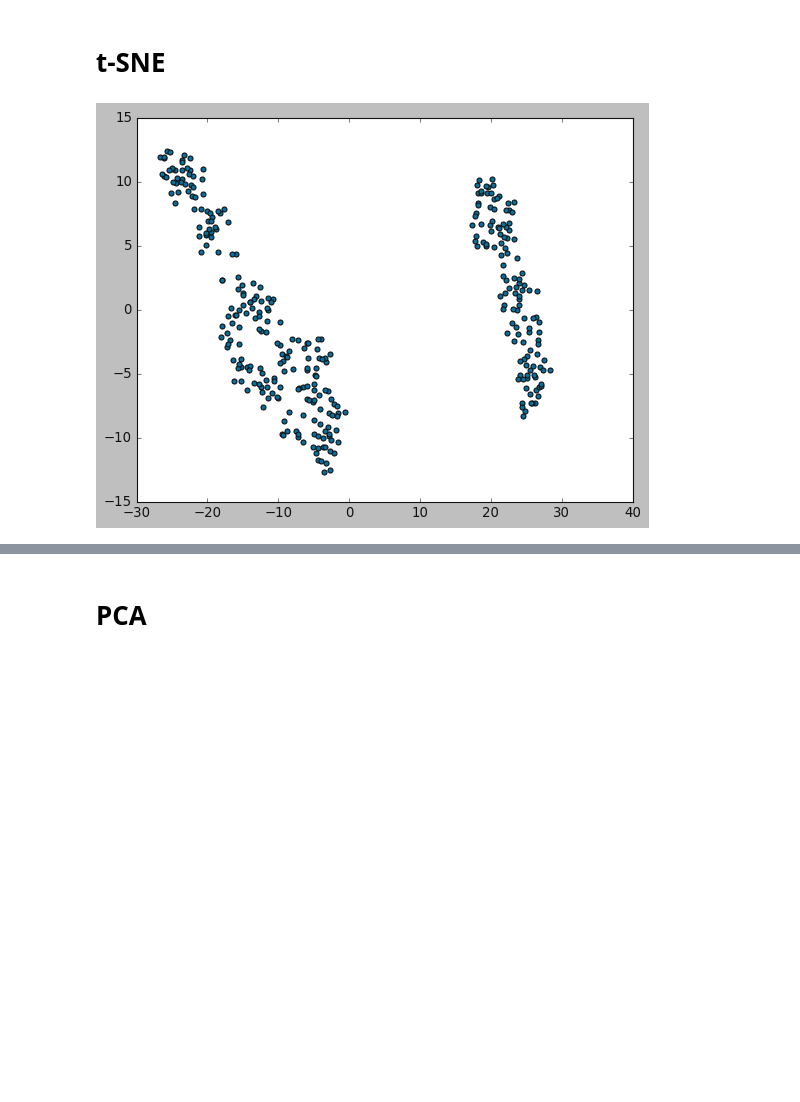
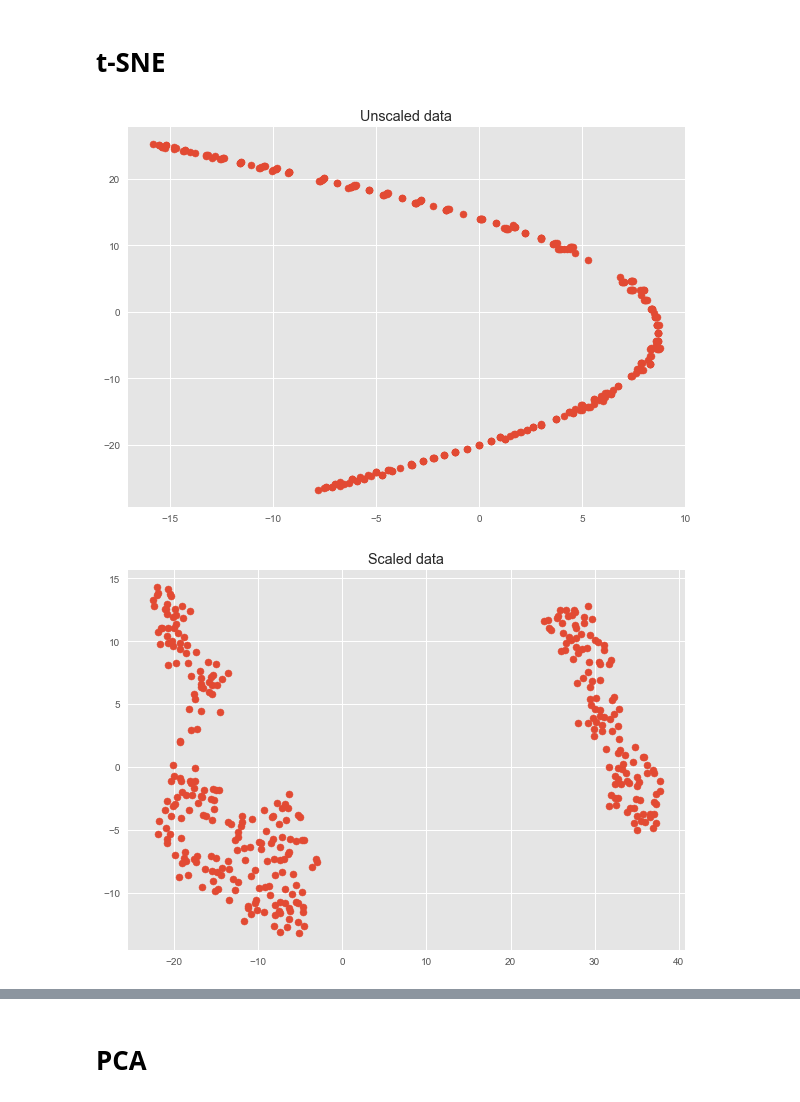
Before and after one commit to mogg3/applied-ai, a Jupyter notebook: Uppgift2/notebooks/clustering.ipynb, the cells around one changed output, grey strips where cells are left out. Saved outputs shown, nothing was run; the diff lists cells and outputs as text; code cells hidden in the pictures; blank space fills up the shorter version.

```diff
--- a/Uppgift2/notebooks/clustering.ipynb
+++ b/Uppgift2/notebooks/clustering.ipynb
@@ -94,17 +126,22 @@ N-clusters:  2
 # TODO
 # %% [markdown]
 # t-SNE
-# %%
-from openTSNE import TSNE
-
-scaler = StandardScaler()
-scaled_data = scaler.fit_transform(data)
-
-X = np.asarray(scaled_data)
-
-embedding = TSNE().fit(X)
-
-plt.scatter(embedding[:,0], embedding[:,1])
-plt.show()
-# %% [output]
-[figure, removed]
+# %%
+from sklearn.manifold import TSNE
+
+tsne_components = TSNE(n_components=2, random_state = 0, perplexity = 30).fit_transform(data)
+
+plt.figure(figsize = (10,7))
+plt.scatter(tsne_components[:,0], tsne_components[:,1])
+plt.title('Unscaled data')
+plt.show()
+
+tsne_components = TSNE(n_components=2, random_state = 0, perplexity = 30).fit_transform(scaled_data)
+
+plt.figure(figsize = (10,7))
+plt.scatter(tsne_components[:,0], tsne_components[:,1])
+plt.title('Scaled data')
+plt.show()
+# %% [output]
+[figure, added]
+[figure, added]
```
Also changed, not shown: parts of 25 cells of this notebook.
